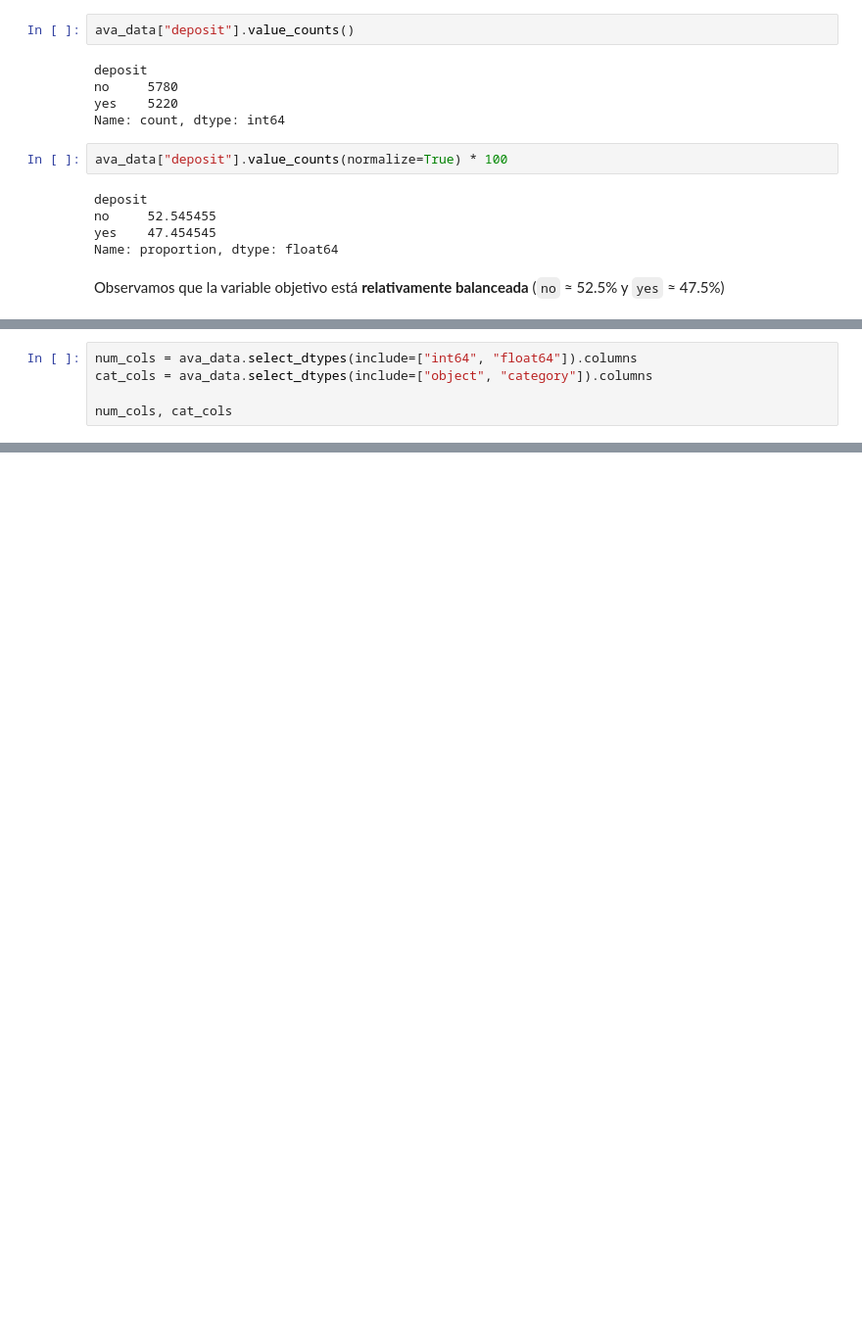
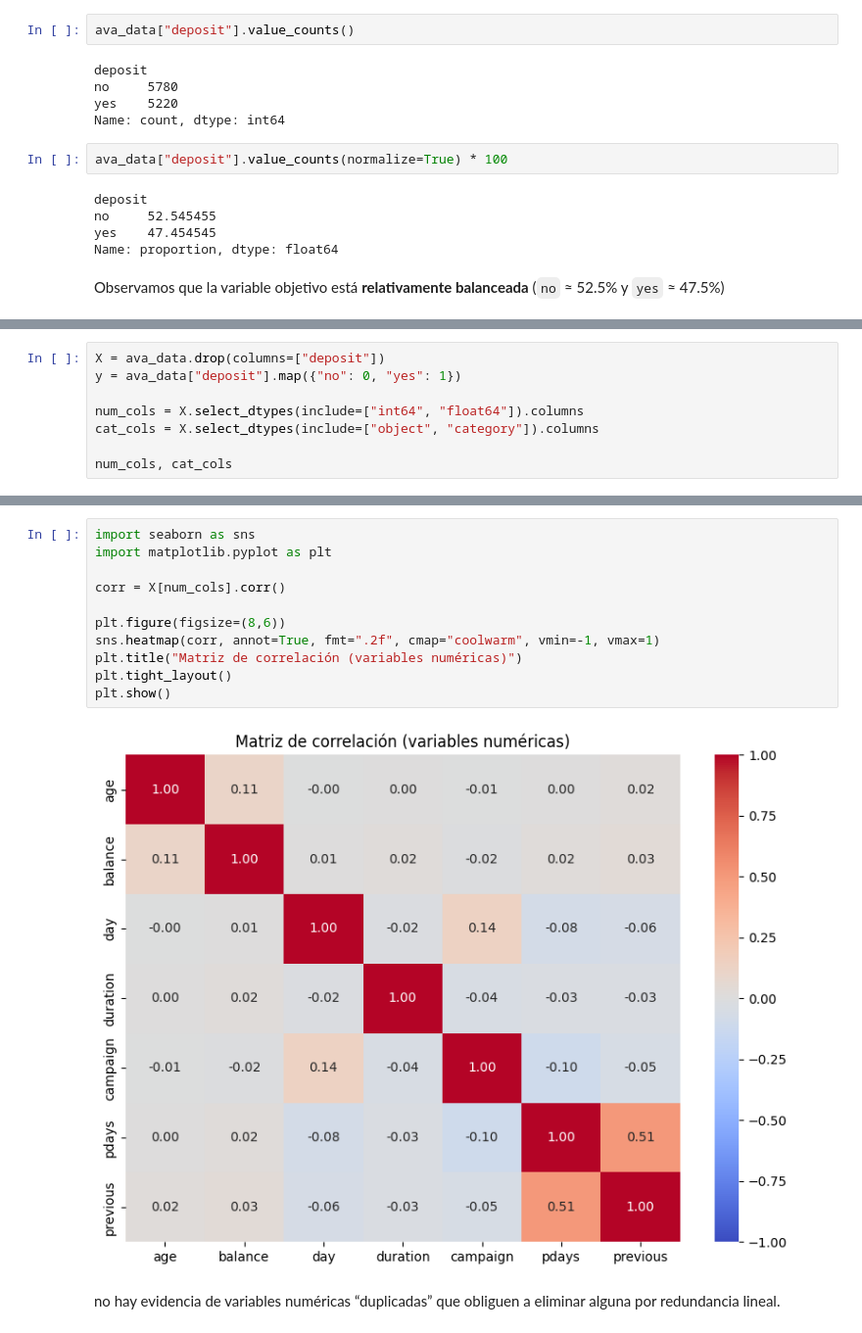
Before and after one commit to DiegoVa6/Grupo05_Practica1, a Jupyter notebook: exercise.ipynb, the cells around one changed output, grey strips where cells are left out. Shown at 98% size. Saved outputs shown, nothing was run; the diff lists cells and outputs as text; blank space fills up the shorter version.

```diff
--- a/exercise.ipynb
+++ b/exercise.ipynb
@@ -136,6 +137,9 @@ Separo variables numéricas y categóricas para analizar sus distribuciones y pr
 # %%
-num_cols = ava_data.select_dtypes(include=["int64", "float64"]).columns
-cat_cols = ava_data.select_dtypes(include=["object", "category"]).columns
+X = ava_data.drop(columns=["deposit"])
+y = ava_data["deposit"].map({"no": 0, "yes": 1})
+
+num_cols = X.select_dtypes(include=["int64", "float64"]).columns
+cat_cols = X.select_dtypes(include=["object", "category"]).columns
 
 num_cols, cat_cols
 # %% [output]
@@ -146 +163,16 @@ num_cols, cat_cols
+# %%
+import seaborn as sns
+import matplotlib.pyplot as plt
+
+corr = X[num_cols].corr()
+
+plt.figure(figsize=(8,6))
+sns.heatmap(corr, annot=True, fmt=".2f", cmap="coolwarm", vmin=-1, vmax=1)
+plt.title("Matriz de correlación (variables numéricas)")
+plt.tight_layout()
+plt.show()
+# %% [output]
+[figure, added]
+# %% [markdown]
+no hay evidencia de variables numéricas “duplicadas” que obliguen a eliminar alguna por redundancia lineal.
 # %% [markdown]
```
Also changed, not shown: parts of 31 cells of this notebook.
